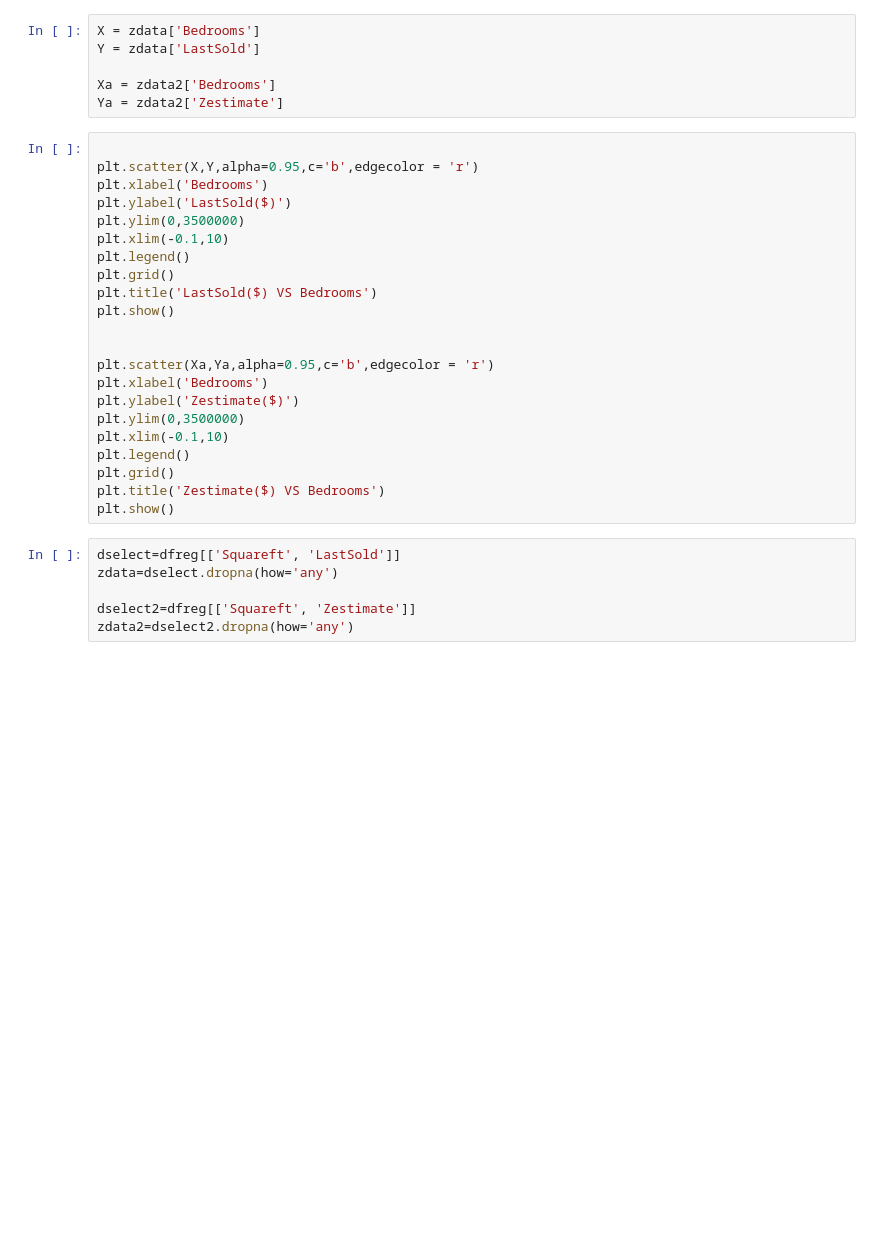
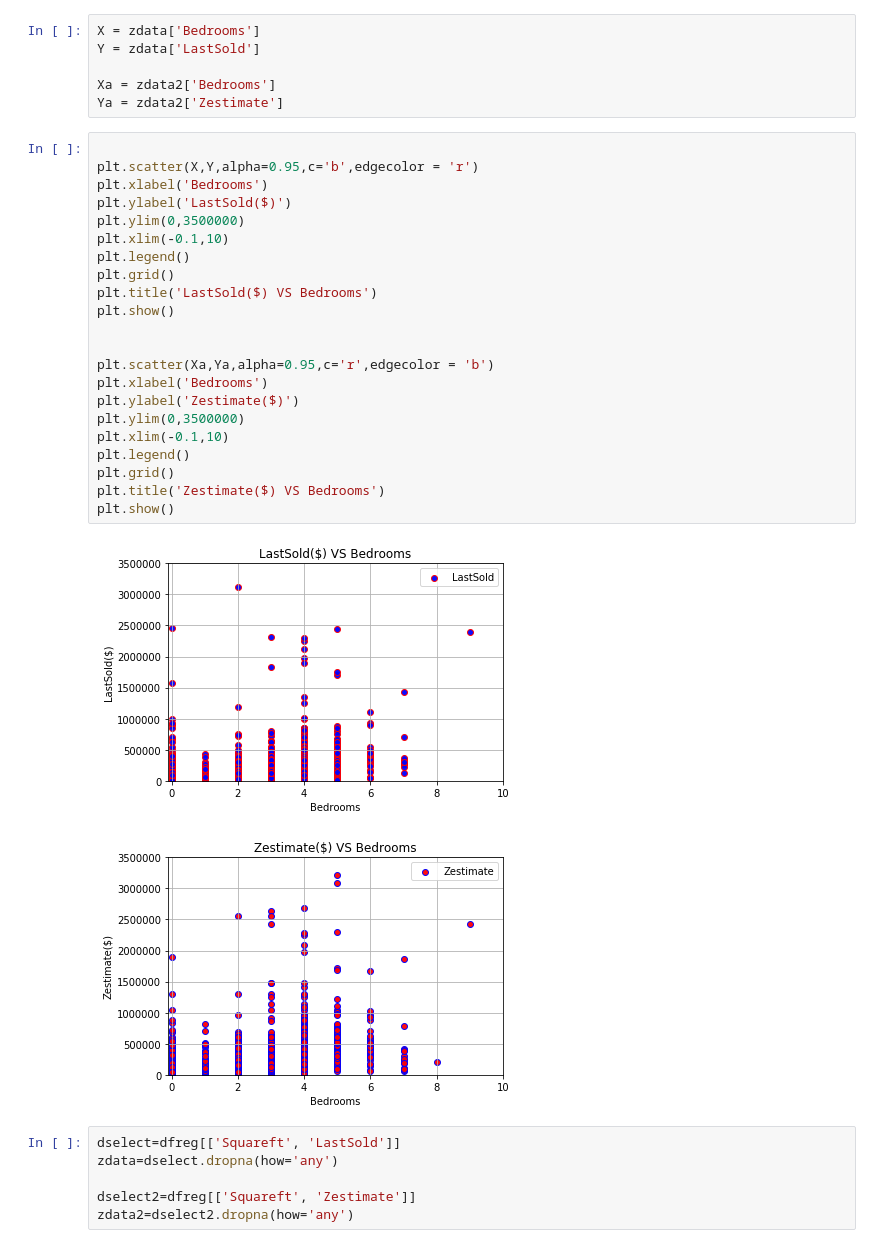
Before and after one commit to Cu8ng/Awesome_Group_Project, a Jupyter notebook: Cuong22222.ipynb, the cells around one changed output. Cells and saved outputs as stored; diff of their text form; blank space fills up the shorter version.

Commit message:
Change colors of graphs

```diff
--- a/Cuong22222.ipynb
+++ b/Cuong22222.ipynb
@@ -41,25 +79,28 @@ Ya = zdata2['Zestimate']
 # %%
 
 plt.scatter(X,Y,alpha=0.95,c='b',edgecolor = 'r')
 plt.xlabel('Bedrooms')
 plt.ylabel('LastSold($)')
 plt.ylim(0,3500000)
 plt.xlim(-0.1,10)
 plt.legend()
 plt.grid()
 plt.title('LastSold($) VS Bedrooms')
 plt.show()
 
 
-plt.scatter(Xa,Ya,alpha=0.95,c='b',edgecolor = 'r')
+plt.scatter(Xa,Ya,alpha=0.95,c='r',edgecolor = 'b')
 plt.xlabel('Bedrooms')
 plt.ylabel('Zestimate($)')
 plt.ylim(0,3500000)
 plt.xlim(-0.1,10)
 plt.legend()
 plt.grid()
 plt.title('Zestimate($) VS Bedrooms')
 plt.show()
+# %% [output]
+[figure, added]
+[figure, added]
 # %%
 dselect=dfreg[['Squareft', 'LastSold']]
 zdata=dselect.dropna(how='any')
```
Also changed, not shown: parts of 6 cells of this notebook.
